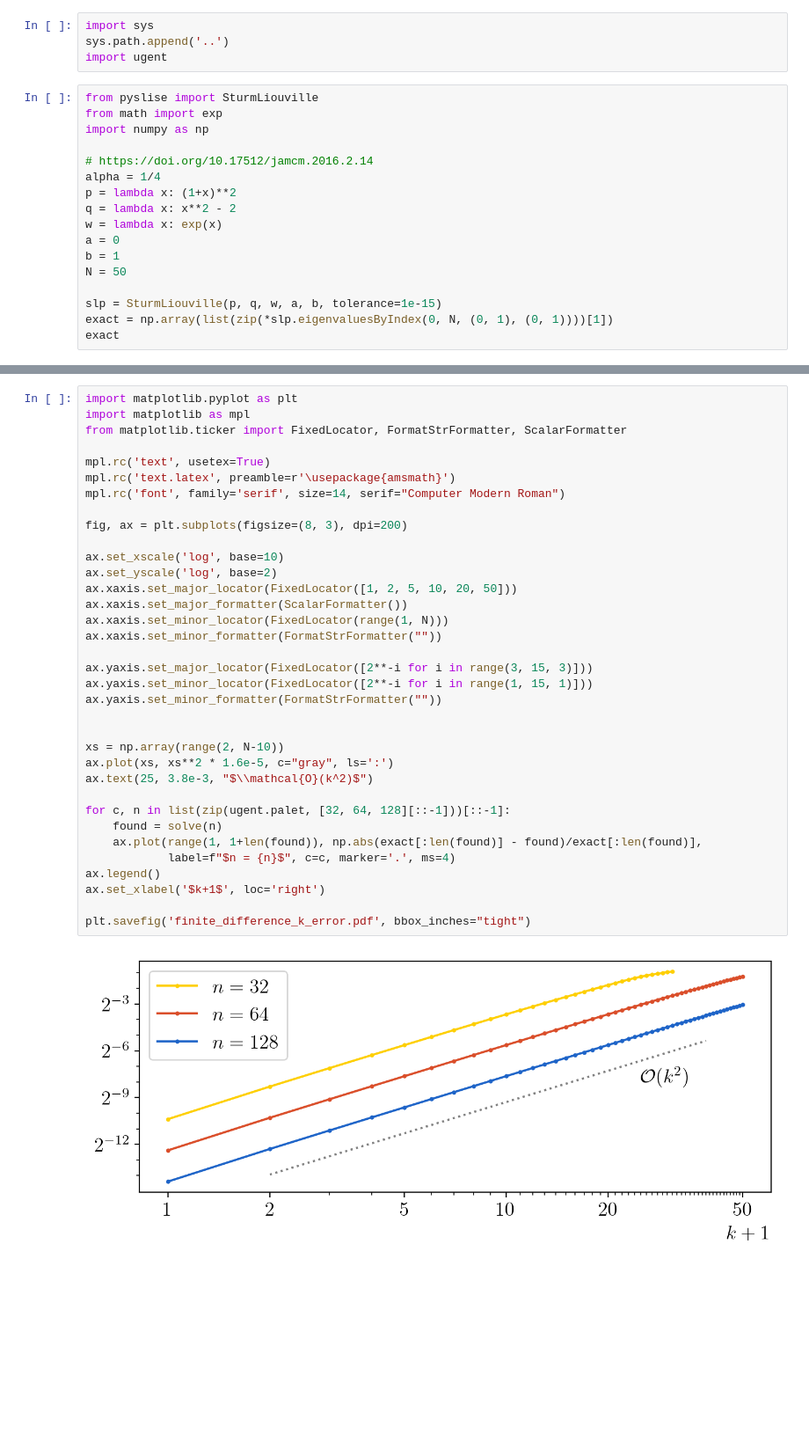
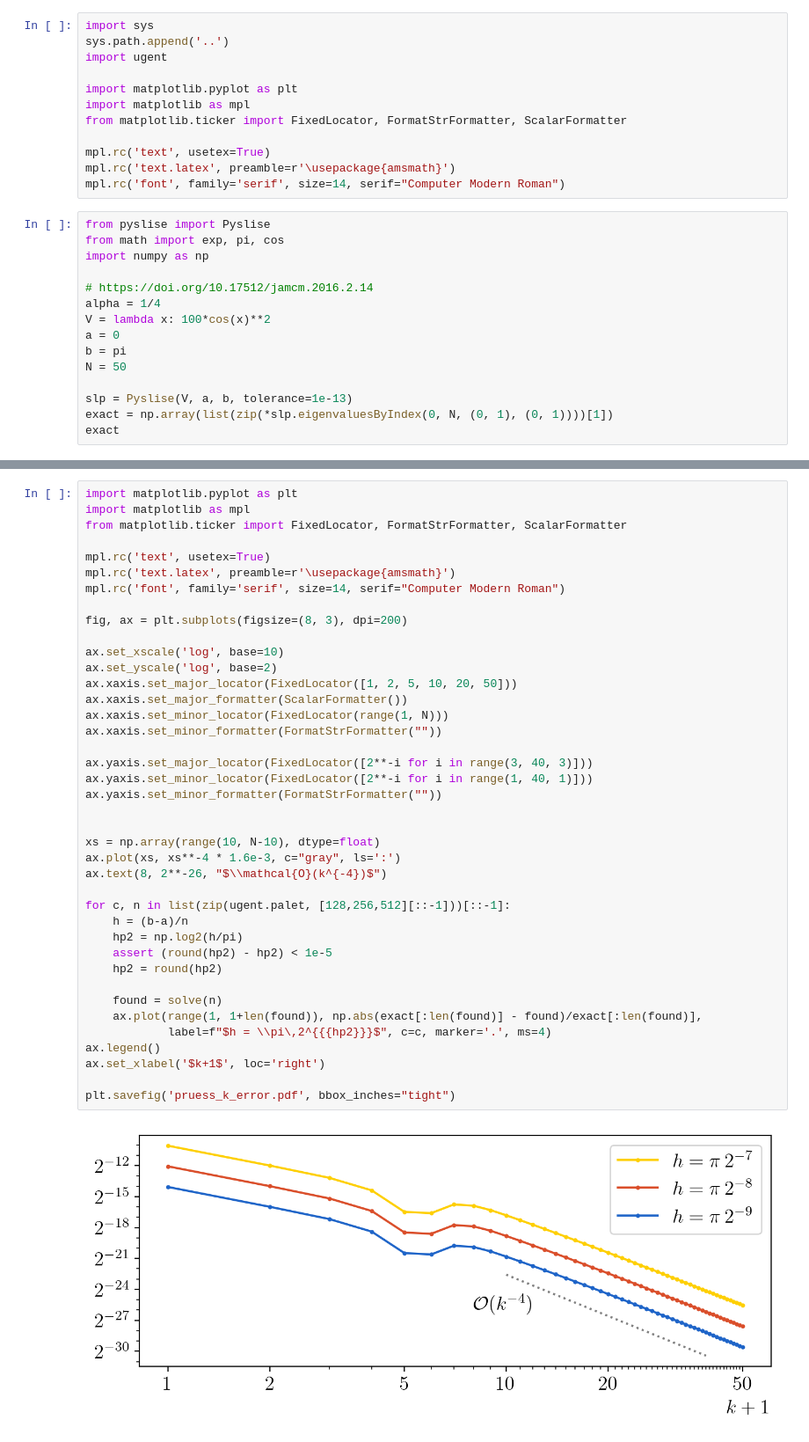
Before and after one commit to toonijn/PhD-thesis, a Jupyter notebook: img/chapter2/finite_difference_slp.ipynb, the cells around one changed output, grey strips where cells are left out. Shown at 88% size. Drawn from its saved outputs; the diff is of its cells as text; blank space fills up the shorter version.

```diff
--- a/img/chapter2/finite_difference_slp.ipynb
+++ b/img/chapter2/finite_difference_slp.ipynb
@@ -2,21 +2,27 @@
 import sys
 sys.path.append('..')
 import ugent
+
+import matplotlib.pyplot as plt
+import matplotlib as mpl
+from matplotlib.ticker import FixedLocator, FormatStrFormatter, ScalarFormatter
+
+mpl.rc('text', usetex=True)
+mpl.rc('text.latex', preamble=r'\usepackage{amsmath}')
+mpl.rc('font', family='serif', size=14, serif="Computer Modern Roman")
 # %%
-from pyslise import SturmLiouville
-from math import exp
+from pyslise import Pyslise
+from math import exp, pi, cos
 import numpy as np
 
 # https://doi.org/10.17512/jamcm.2016.2.14
 alpha = 1/4
-p = lambda x: (1+x)**2
-q = lambda x: x**2 - 2
-w = lambda x: exp(x)
+V = lambda x: 100*cos(x)**2
 a = 0
-b = 1
+b = pi
 N = 50
 
-slp = SturmLiouville(p, q, w, a, b, tolerance=1e-15)
+slp = Pyslise(V, a, b, tolerance=1e-13)
 exact = np.array(list(zip(*slp.eigenvaluesByIndex(0, N, (0, 1), (0, 1))))[1])
 exact
 # %% [output]
@@ -55,40 +141,45 @@ def solve(n):
 # %%
 import matplotlib.pyplot as plt
 import matplotlib as mpl
 from matplotlib.ticker import FixedLocator, FormatStrFormatter, ScalarFormatter
 
 mpl.rc('text', usetex=True)
 mpl.rc('text.latex', preamble=r'\usepackage{amsmath}')
 mpl.rc('font', family='serif', size=14, serif="Computer Modern Roman")
 
 fig, ax = plt.subplots(figsize=(8, 3), dpi=200)
 
 ax.set_xscale('log', base=10)
 ax.set_yscale('log', base=2)
 ax.xaxis.set_major_locator(FixedLocator([1, 2, 5, 10, 20, 50]))
 ax.xaxis.set_major_formatter(ScalarFormatter())
 ax.xaxis.set_minor_locator(FixedLocator(range(1, N)))
 ax.xaxis.set_minor_formatter(FormatStrFormatter(""))
 
-ax.yaxis.set_major_locator(FixedLocator([2**-i for i in range(3, 15, 3)]))
-ax.yaxis.set_minor_locator(FixedLocator([2**-i for i in range(1, 15, 1)]))
+ax.yaxis.set_major_locator(FixedLocator([2**-i for i in range(3, 40, 3)]))
+ax.yaxis.set_minor_locator(FixedLocator([2**-i for i in range(1, 40, 1)]))
 ax.yaxis.set_minor_formatter(FormatStrFormatter(""))
 
 
-xs = np.array(range(2, N-10))
-ax.plot(xs, xs**2 * 1.6e-5, c="gray", ls=':')
-ax.text(25, 3.8e-3, "$\\mathcal{O}(k^2)$")
+xs = np.array(range(10, N-10), dtype=float)
+ax.plot(xs, xs**-4 * 1.6e-3, c="gray", ls=':')
+ax.text(8, 2**-26, "$\\mathcal{O}(k^{-4})$")
 
-for c, n in list(zip(ugent.palet, [32, 64, 128][::-1]))[::-1]:
+for c, n in list(zip(ugent.palet, [128,256,512][::-1]))[::-1]:
+    h = (b-a)/n
+    hp2 = np.log2(h/pi)
+    assert (round(hp2) - hp2) < 1e-5
+    hp2 = round(hp2)
+
     found = solve(n)
     ax.plot(range(1, 1+len(found)), np.abs(exact[:len(found)] - found)/exact[:len(found)],
-            label=f"$n = {n}$", c=c, marker='.', ms=4)
+            label=f"$h = \\pi\,2^{{{hp2}}}$", c=c, marker='.', ms=4)
 ax.legend()
 ax.set_xlabel('$k+1$', loc='right')
 
-plt.savefig('finite_difference_k_error.pdf', bbox_inches="tight")
+plt.savefig('pruess_k_error.pdf', bbox_inches="tight")
 # %% [output]
-[figure, old version]
+[figure, new version]
 # %%
 import matplotlib.pyplot as plt
 import matplotlib as mpl
```
Also changed, not shown: parts of 4 cells of this notebook, 3 other files.
